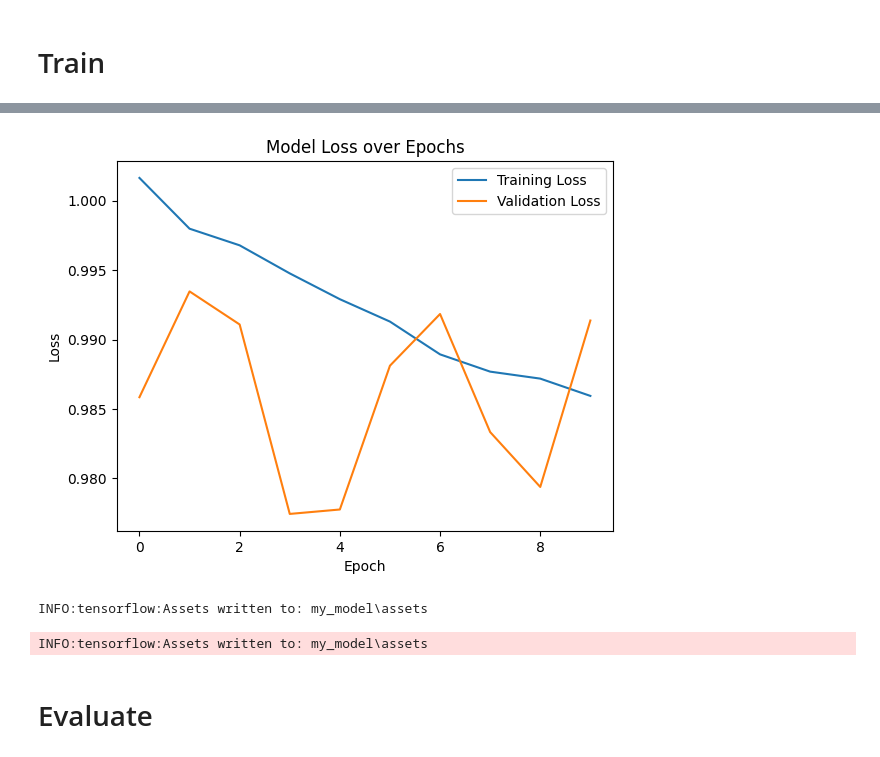
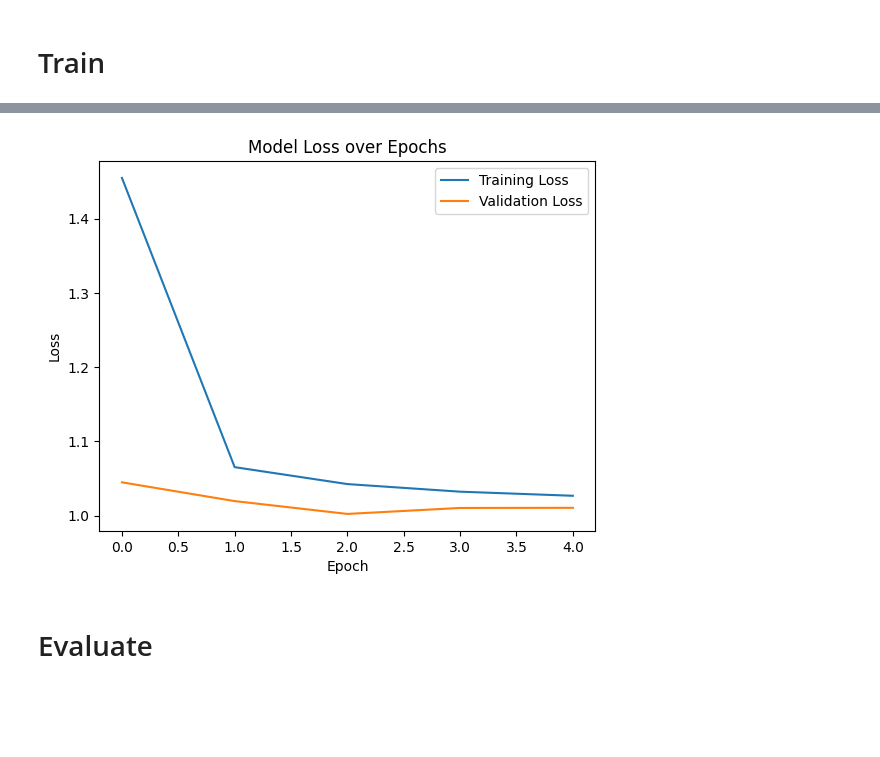
Before and after one commit to Marti2405/Music-Genre-Classification, a Jupyter notebook: NN_model.ipynb, the cells around one changed output, grey strips where cells are left out. Drawn from its saved outputs; the diff is of its cells as text; code cells hidden in the pictures; blank space fills up the shorter version.

```diff
--- a/NN_model.ipynb
+++ b/NN_model.ipynb
@@ -13,13 +11,13 @@ from keras import optimizers
 # %%
-def leaky_relu(x):
-    return tf.nn.leaky_relu(x, alpha=0.2)
 
 input_shape = 300
 output_shape = 6
 model = models.Sequential()
 model.add(layers.Dense(500, activation='tanh', input_shape=(300,)))
+model.add(layers.Dropout(0.2))
 model.add(layers.Dense(250, activation='tanh'))
 model.add(layers.Dropout(0.2))
 model.add(layers.Dense(output_shape, activation='softmax'))
 
-sgd = optimizers.SGD(learning_rate=0.1)
+model.compile(optimizer='adam', loss='categorical_crossentropy', metrics=['accuracy'])
+model.summary()
@@ -53,5 +30,28 @@ X_test = np.load('Data/Vectors/X_test.npy')
 Y_test = np.load('Data/Vectors/Y_test.npy')[:, [0, 1, 2, 3, 4, 5]]
 X_validation = np.load('Data/Vectors/X_validate.npy')
 Y_validation = np.load('Data/Vectors/Y_validate.npy')[:, [0, 1, 2, 3, 4, 5]]
+
+
+X_train_Tune = np.load('Data/VectorsPopRock/X_train.npy')
+Y_train_Tune = np.load('Data/VectorsPopRock/Y_train.npy')[:, [0, 1, 2, 3, 4, 5]]
+X_test_Tune = np.load('Data/VectorsPopRock/X_test.npy')
+Y_test_Tune = np.load('Data/VectorsPopRock/Y_test.npy')[:, [0, 1, 2, 3, 4, 5]]
+X_validation_Tune = np.load('Data/VectorsPopRock/X_validate.npy')
+Y_validation_Tune = np.load('Data/VectorsPopRock/Y_validate.npy')[:, [0, 1, 2, 3, 4, 5]]
 # %% [markdown]
 # Train
+# %%
+if False:
+    model = tf.keras.models.load_model('my_model')
+# %%
+history =  model.fit(X_train_Tune, Y_train_Tune, epochs=5, batch_size=32, validation_data=(X_validation_Tune, Y_validation_Tune))
+# Plotting the training and validation loss values
+plt.plot(history.history['loss'], label='Training Loss')
+plt.plot(history.history['val_loss'], label='Validation Loss')
+
+# Adding title and labels to the plot
+plt.title('Model Loss over Epochs')
+plt.xlabel('Epoch')
+plt.ylabel('Loss')
+plt.legend()
+plt.show()
@@ -58,5 +70,5 @@ Y_validation = np.load('Data/Vectors/Y_validate.npy')[:, [0, 1, 2, 3, 4, 5]]
 # %%
-history = model.fit(X_train, Y_train, epochs=10, batch_size=32, validation_data=(X_validation, Y_validation))
+history = model.fit(X_train, Y_train, epochs=5, batch_size=32, validation_data=(X_validation, Y_validation))
 
 # Plotting the training and validation loss values
 plt.plot(history.history['loss'], label='Training Loss')
@@ -92,12 +94,8 @@ Epoch 10/10
-[figure, old version]
+[figure, new version]
 # %%
 # Save the model
-SAVE = False
-if SAVE:
-    model.save('my_model')
+if False:
+    model.save('my_model_61point5')
-# %% [output]
-INFO:tensorflow:Assets written to: my_model\assets
-INFO:tensorflow:Assets written to: my_model\assets
 # %% [markdown]
 # Evaluate
 # %%
```
Also changed, not shown: parts of 8 cells of this notebook, 9 other files.
